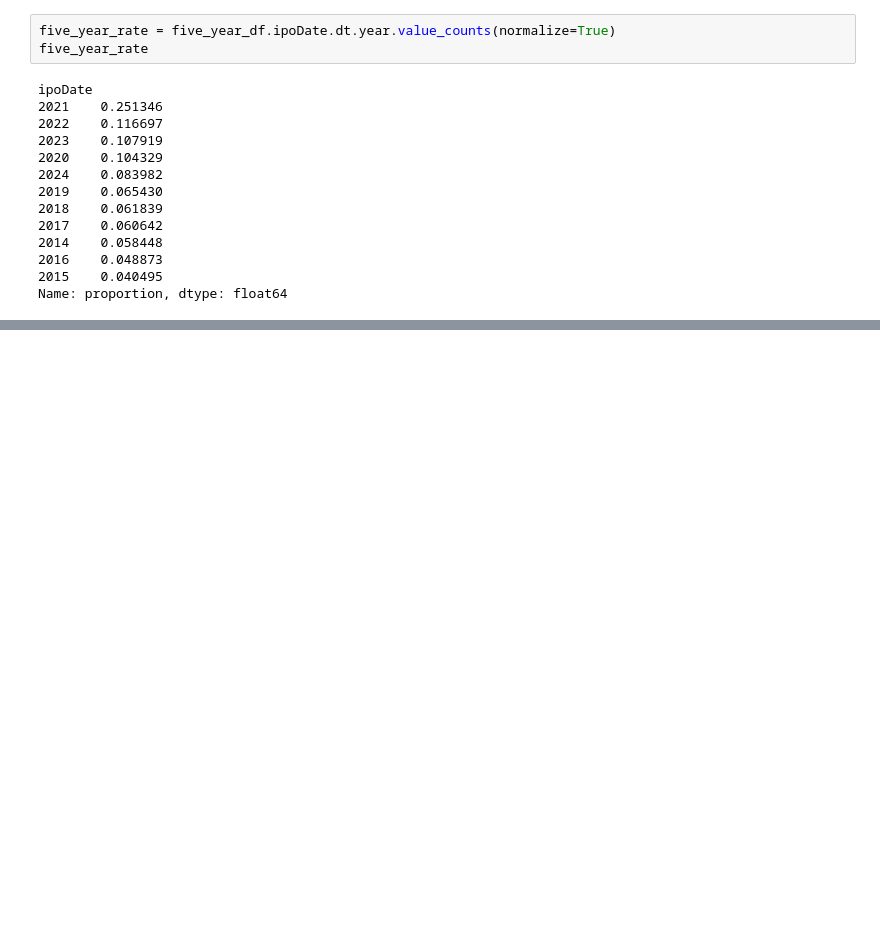
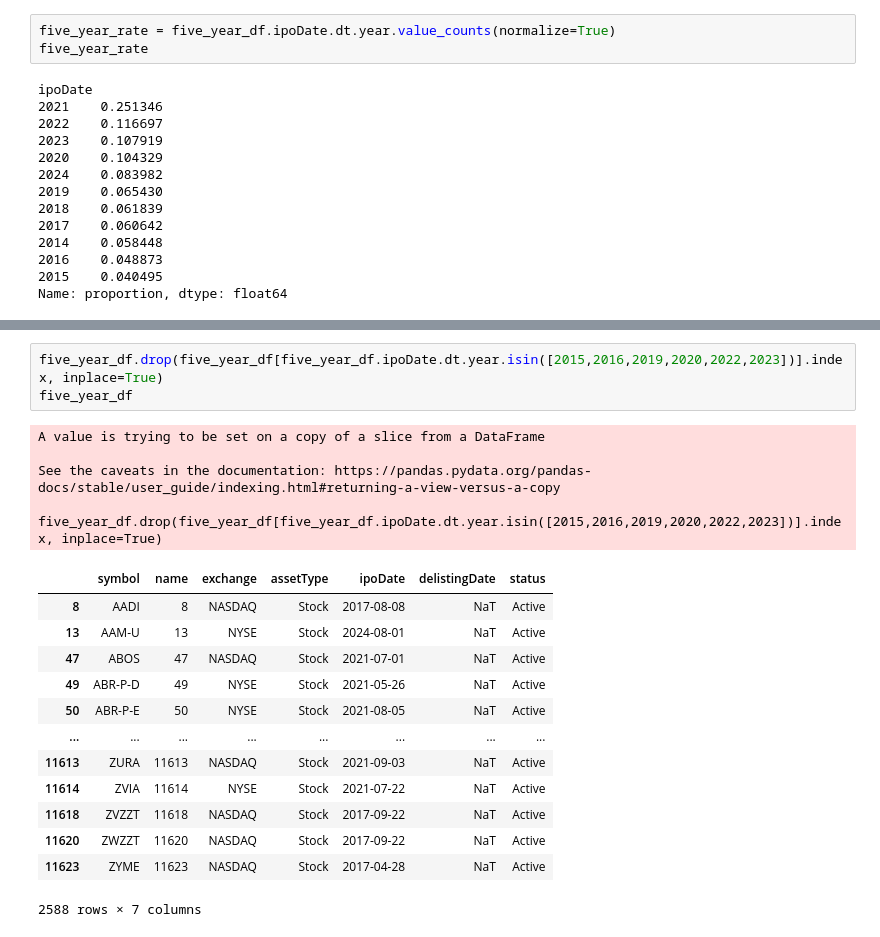
Before and after one commit to ramonbezerra/playground-python-data, a Jupyter notebook: 13_Data_Wrangling_I.ipynb, the cells around one changed output, grey strips where cells are left out. Cells and saved outputs as stored; diff of their text form; blank space fills up the shorter version.

```diff
--- a/13_Data_Wrangling_I.ipynb
+++ b/13_Data_Wrangling_I.ipynb
@@ -362,0 +374,21 @@ Name: proportion, dtype: float64
+# %%
+five_year_df.drop(five_year_df[five_year_df.ipoDate.dt.year.isin([2015,2016,2019,2020,2022,2023])].index, inplace=True)
+five_year_df
+# %% [output]
+A value is trying to be set on a copy of a slice from a DataFrame
+
+See the caveats in the documentation: https://pandas.pydata.org/pandas-docs/stable/user_guide/indexing.html#returning-a-view-versus-a-copy
+  five_year_df.drop(five_year_df[five_year_df.ipoDate.dt.year.isin([2015,2016,2019,2020,2022,2023])].index, inplace=True)
+|  | symbol | name | exchange | assetType | ipoDate | delistingDate | status |
+| 8 | AADI | 8 | NASDAQ | Stock | 2017-08-08 | NaT | Active |
+| 13 | AAM-U | 13 | NYSE | Stock | 2024-08-01 | NaT | Active |
+| 47 | ABOS | 47 | NASDAQ | Stock | 2021-07-01 | NaT | Active |
+| 49 | ABR-P-D | 49 | NYSE | Stock | 2021-05-26 | NaT | Active |
+| 50 | ABR-P-E | 50 | NYSE | Stock | 2021-08-05 | NaT | Active |
+| ... | ... | ... | ... | ... | ... | ... | ... |
+| 11613 | ZURA | 11613 | NASDAQ | Stock | 2021-09-03 | NaT | Active |
+| 11614 | ZVIA | 11614 | NYSE | Stock | 2021-07-22 | NaT | Active |
+| 11618 | ZVZZT | 11618 | NASDAQ | Stock | 2017-09-22 | NaT | Active |
+| 11620 | ZWZZT | 11620 | NASDAQ | Stock | 2017-09-22 | NaT | Active |
+| 11623 | ZYME | 11623 | NASDAQ | Stock | 2017-04-28 | NaT | Active |
+2588 rows × 7 columns
```
Also changed, not shown: parts of 4 cells of this notebook, 1 other file.
